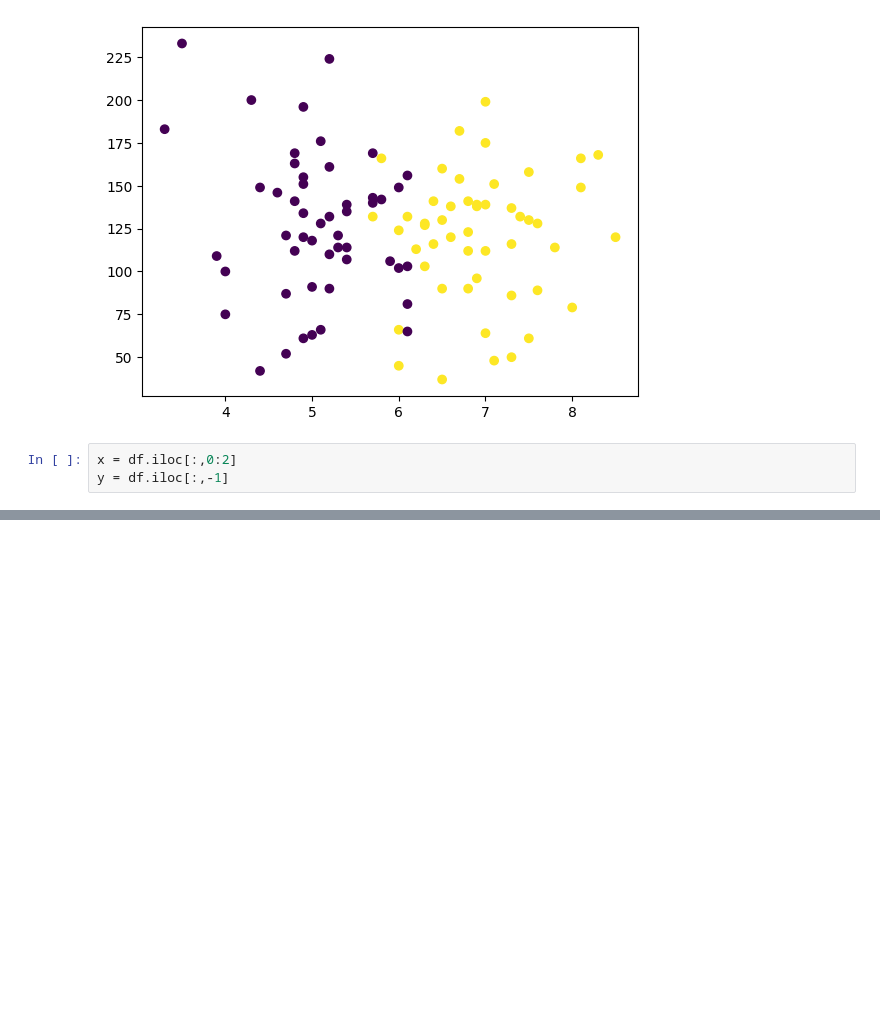
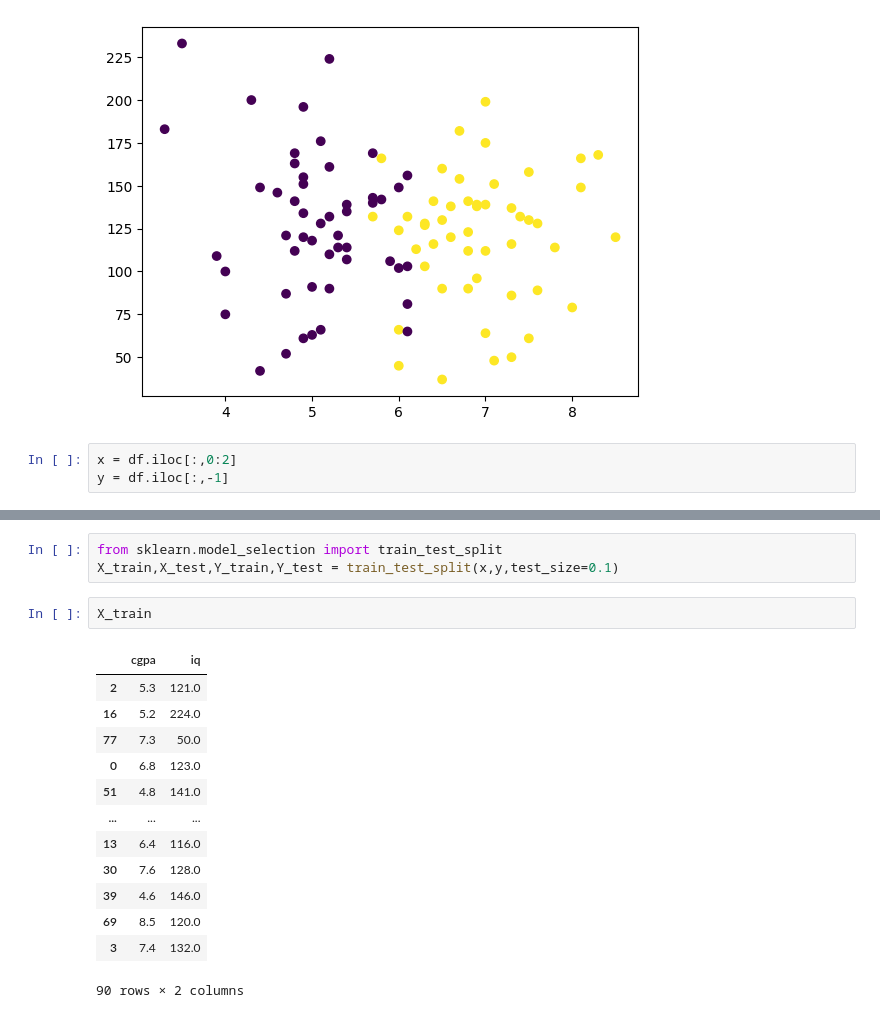
Before and after one commit to Snehanit28/ML-practice, a Jupyter notebook: project placement/2nd-day.ipynb, the cells around one changed output, grey strips where cells are left out. Cells and saved outputs as stored; diff of their text form; blank space fills up the shorter version.

```diff
--- a/project placement/2nd-day.ipynb
+++ b/project placement/2nd-day.ipynb
@@ -81,0 +113,19 @@ y = df.iloc[:,-1]
+# %%
+from sklearn.model_selection import train_test_split
+X_train,X_test,Y_train,Y_test = train_test_split(x,y,test_size=0.1)
+# %%
+X_train
+# %% [output]
+|  | cgpa | iq |
+| 2 | 5.3 | 121.0 |
+| 16 | 5.2 | 224.0 |
+| 77 | 7.3 | 50.0 |
+| 0 | 6.8 | 123.0 |
+| 51 | 4.8 | 141.0 |
+| ... | ... | ... |
+| 13 | 6.4 | 116.0 |
+| 30 | 7.6 | 128.0 |
+| 39 | 4.6 | 146.0 |
+| 69 | 8.5 | 120.0 |
+| 3 | 7.4 | 132.0 |
+90 rows × 2 columns
```
Also changed, not shown: parts of 10 cells of this notebook.
